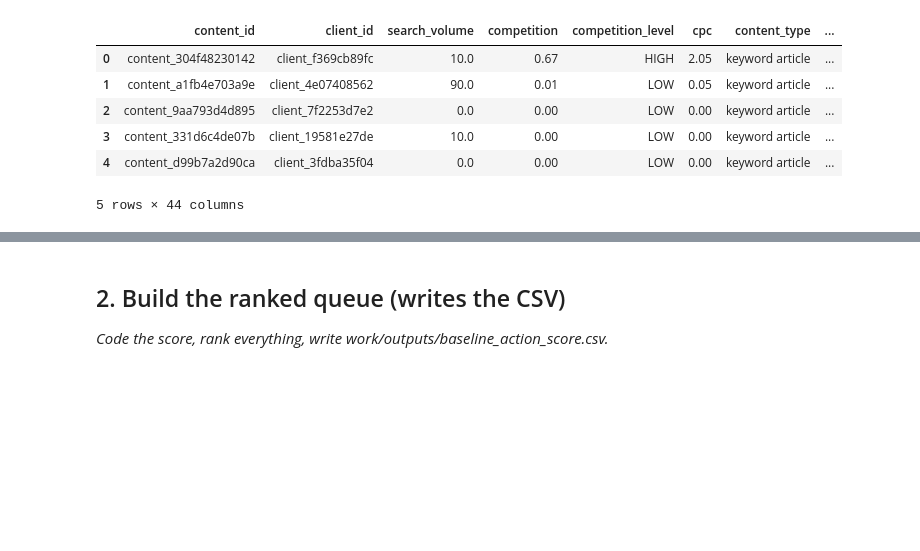
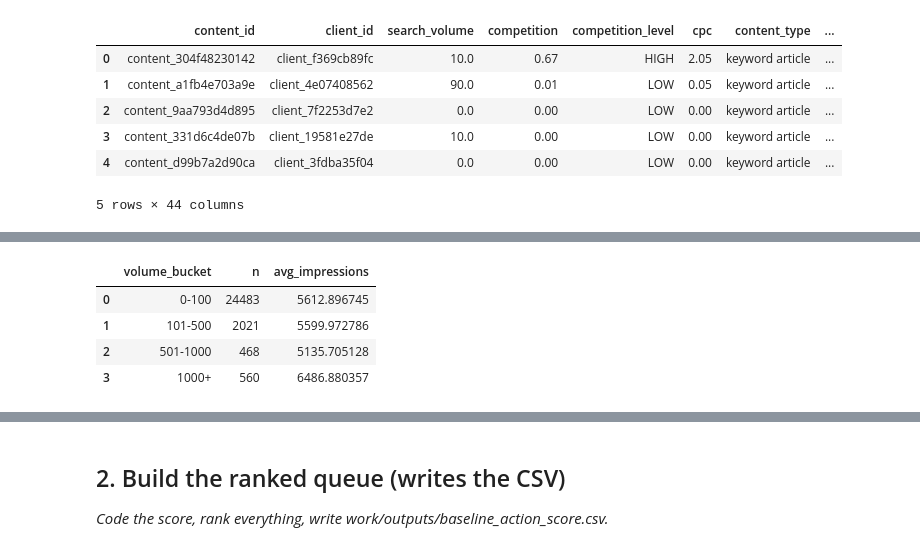
Before and after one commit to Krishma-adhikari/flyrank-projects, a Jupyter notebook: work/notebooks/w04_baseline_score.ipynb, the cells around one changed output, grey strips where cells are left out. Saved outputs shown, nothing was run; the diff lists cells and outputs as text; code cells hidden in the pictures; blank space fills up the shorter version.

```diff
--- a/work/notebooks/w04_baseline_score.ipynb
+++ b/work/notebooks/w04_baseline_score.ipynb
@@ -40,0 +53,10 @@ thr
+# %%
+bucket_table =(df.groupby("volume_bucket").agg(n = ("search_volume","size"),avg_impressions = ("impressions_90d","mean")).reset_index())
+# %%
+bucket_table
+# %% [output]
+|  | volume_bucket | n | avg_impressions |
+| 0 | 0-100 | 24483 | 5612.896745 |
+| 1 | 101-500 | 2021 | 5599.972786 |
+| 2 | 501-1000 | 468 | 5135.705128 |
+| 3 | 1000+ | 560 | 6486.880357 |
```
Also changed, not shown: parts of 30 cells of this notebook.
